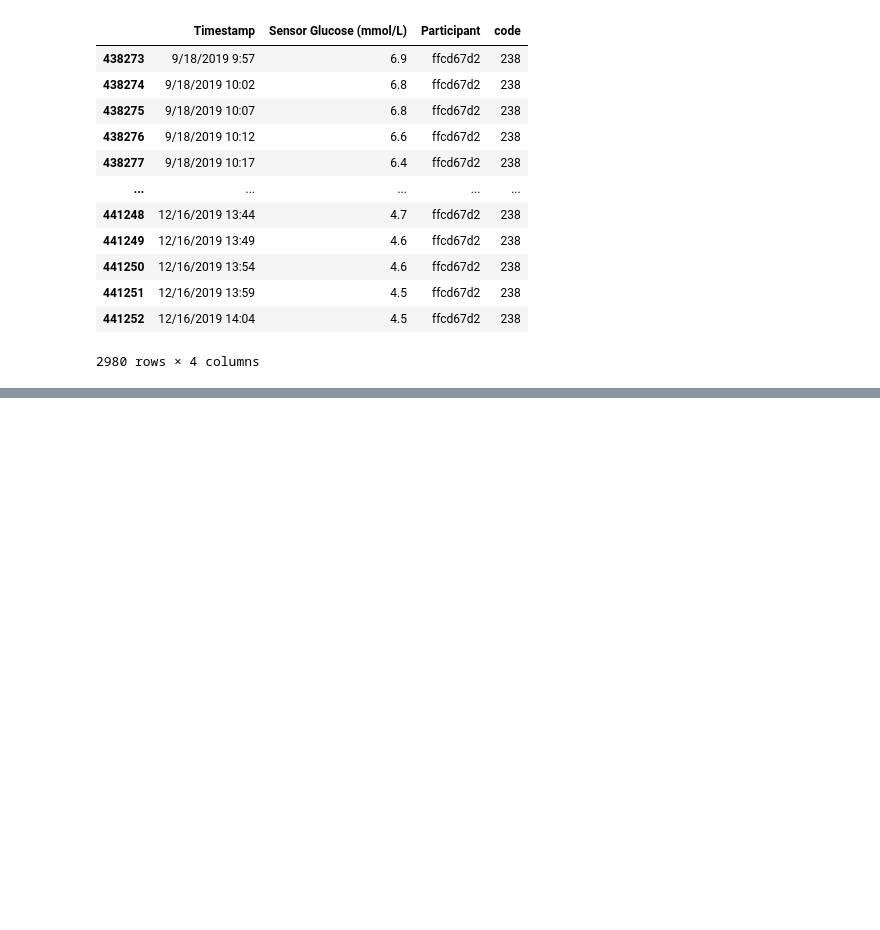
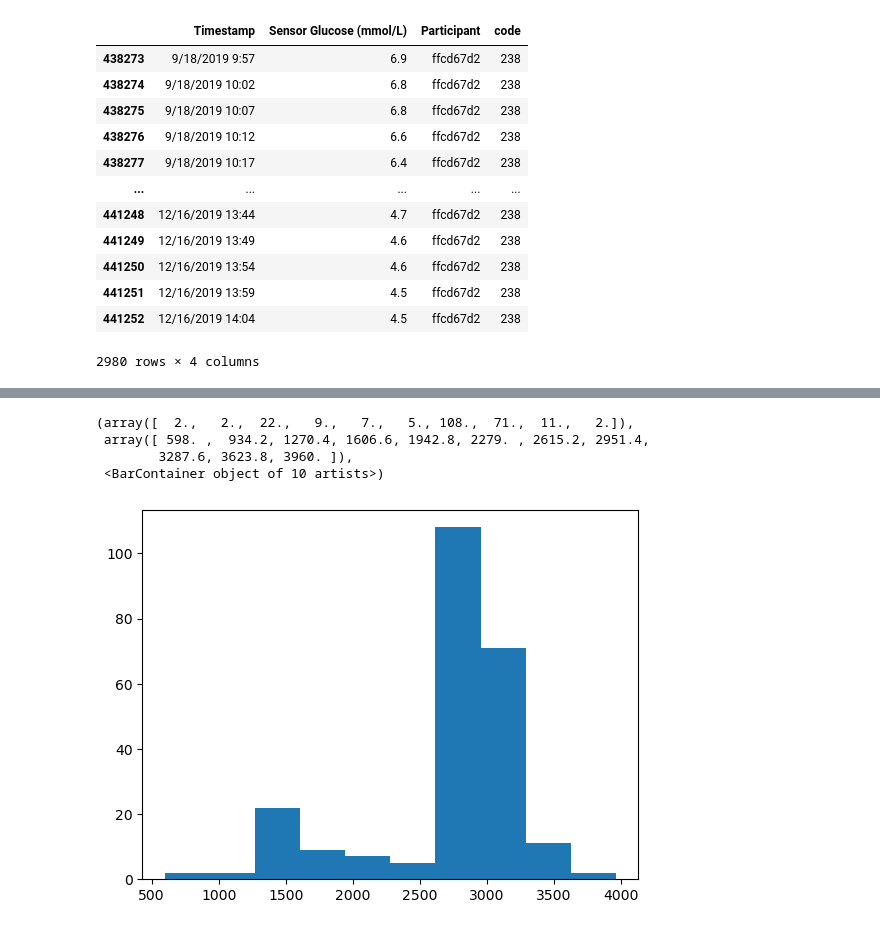
Before and after one commit to theriandor/DSDM-Research-1, a Jupyter notebook: PCA.ipynb, the cells around one changed output, grey strips where cells are left out. Saved outputs shown, nothing was run; the diff lists cells and outputs as text; code cells hidden in the pictures; blank space fills up the shorter version.

```diff
--- a/PCA.ipynb
+++ b/PCA.ipynb
@@ -107,3 +107,4 @@ filtered
 2980 rows × 4 columns
 # %%
 datasets = []
+lengths = []
@@ -112,4 +111,5 @@ dtype([])
 # %%
-for i in range(0,239)
+for i in range(0,239):
     filtered = series.loc[series['code'] == i]
     datasets.append(filtered)
+    lengths.append(len(filtered))
@@ -115,0 +132,9 @@ for i in range(0,239)
+# %%
+lengths = np.asarray(lengths)
+plt.hist(lengths)
+# %% [output]
+(array([  2.,   2.,  22.,   9.,   7.,   5., 108.,  71.,  11.,   2.]),
+ array([ 598. ,  934.2, 1270.4, 1606.6, 1942.8, 2279. , 2615.2, 2951.4,
+        3287.6, 3623.8, 3960. ]),
+ <BarContainer object of 10 artists>)
+[figure, added]
```
Also changed, not shown: parts of 2 cells of this notebook.
